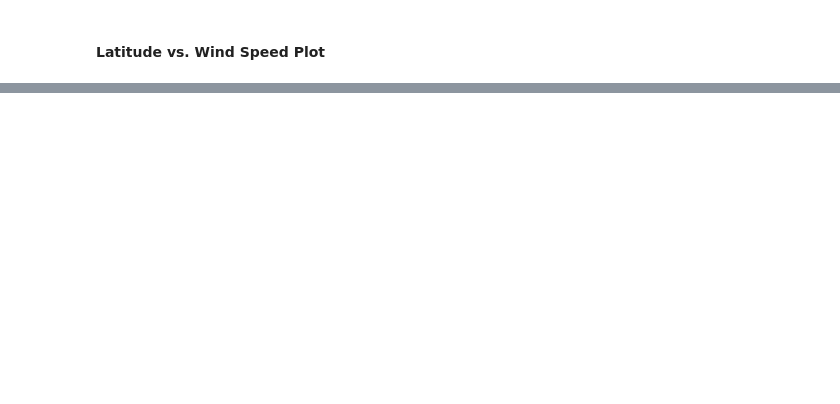
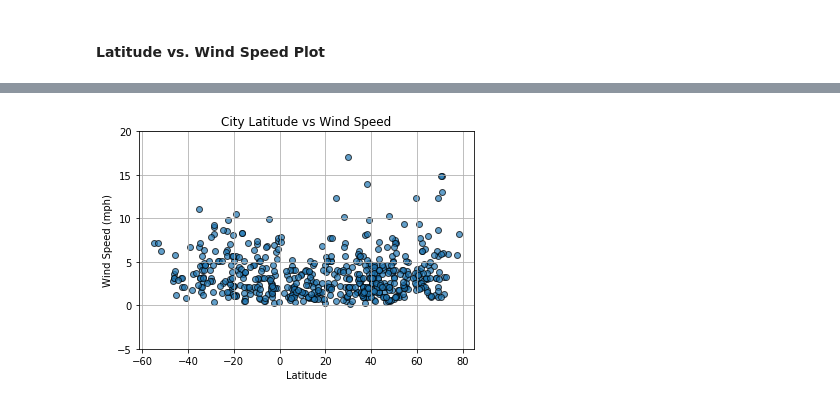
Before and after one commit to johnsethchong/UCI-homework, a Jupyter notebook: Homework6/starter_code/WeatherPy.ipynb, the cells around one changed output, grey strips where cells are left out. Drawn from its saved outputs; the diff is of its cells as text; code cells hidden in the pictures; blank space fills up the shorter version.

```diff
--- a/Homework6/starter_code/WeatherPy.ipynb
+++ b/Homework6/starter_code/WeatherPy.ipynb
@@ -202,0 +257,11 @@ dtype: int64
+# %%
+city_wind_speed = weatherdf['Wind Speed']
+plt.scatter(city_lat,city_wind_speed, marker="o", alpha=0.7,edgecolors='black')
+plt.xlabel("Latitude")
+plt.ylabel("Wind Speed (mph)")
+plt.ylim(-5, 20)
+plt.title("City Latitude vs Wind Speed")
+plt.grid()
+plt.savefig("Images\lat_wind_speed_plot.png")
+# %% [output]
+[figure, added]
```
Also changed, not shown: parts of 12 cells of this notebook, 5 other files.
